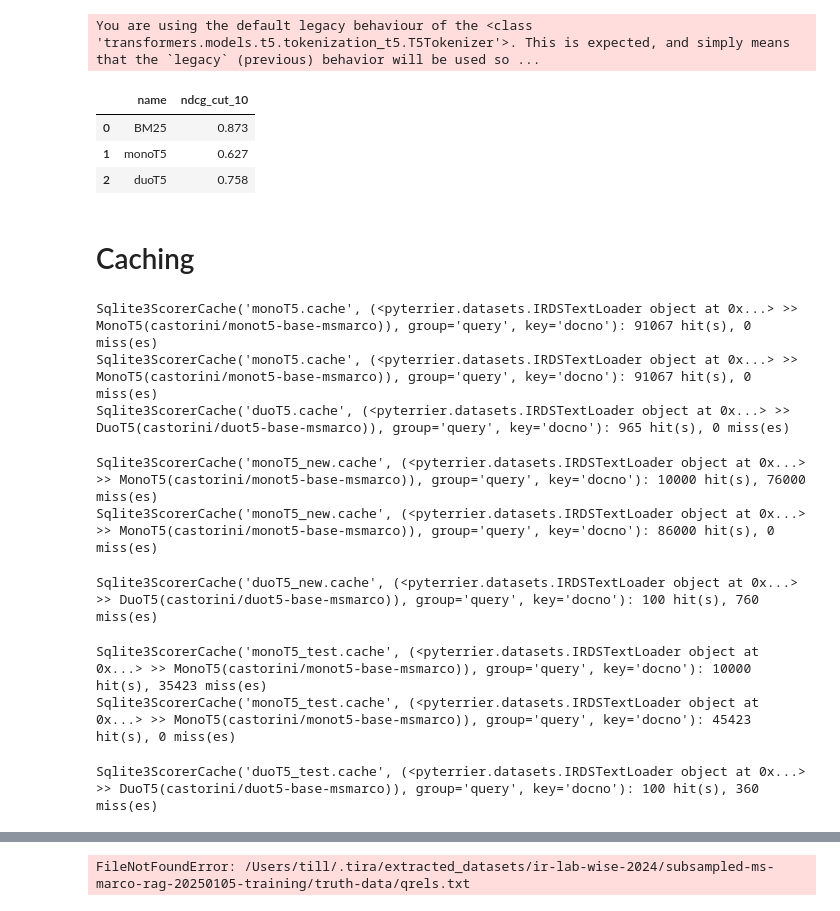
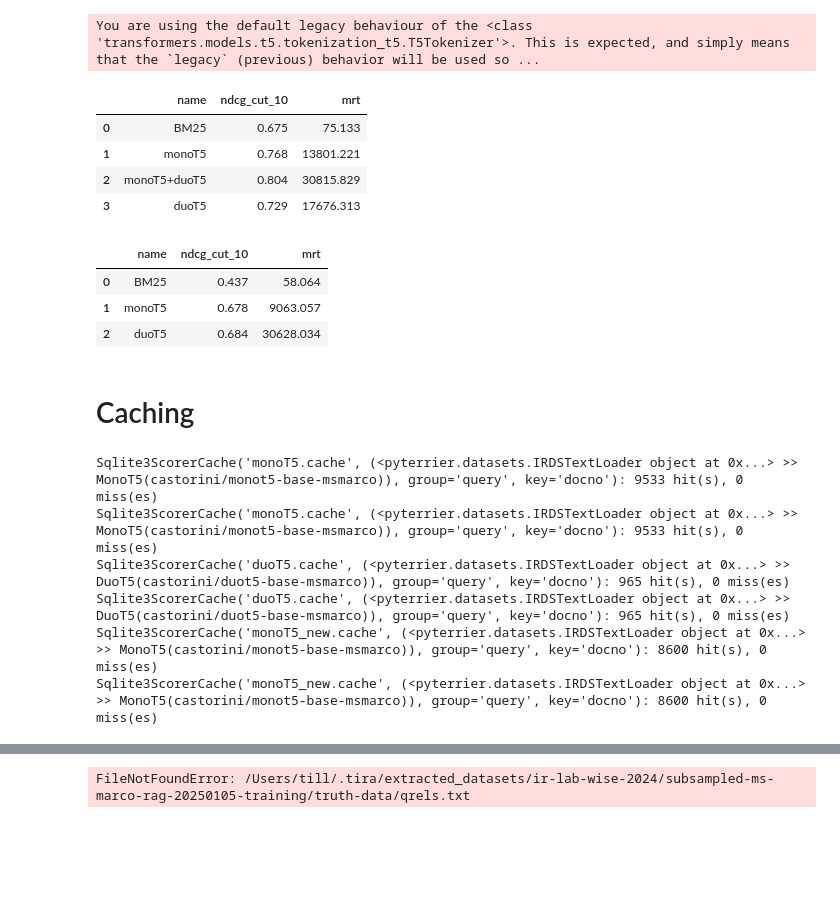
Before and after one commit to 01ill/ir_suchMaschinen, a Jupyter notebook: baseline-retrieval-system/baseline-retrieval-system.ipynb, the cells around one changed output, grey strips where cells are left out. Cells and saved outputs as stored; diff of their text form; code cells hidden in the pictures; blank space fills up the shorter version.

```diff
--- a/baseline-retrieval-system/baseline-retrieval-system.ipynb
+++ b/baseline-retrieval-system/baseline-retrieval-system.ipynb
@@ -181,25 +177,41 @@ You are using the default legacy behaviour of the <class 'transformers.models.t5
 # %%
 mono_pipeline = bm25 % 100 >> pt.text.get_text(pt_dataset, "text") >> monoT5
 duo_pipeline = mono_pipeline % 10 >> duoT5
+duo_only_pipeline = bm25 % 10 >> pt.text.get_text(pt_dataset, "text") >> duoT5
 # %%
 # Experiment
 from pyterrier import Experiment
 # Anzahl der Topics
-first_x_topics = 1
+first_x_topics = 3
 
 Experiment(
-    [bm25, mono_pipeline, duo_pipeline],
+    [bm25, mono_pipeline, duo_pipeline, duo_only_pipeline],
     topics = pt_dataset.get_topics('text').head(first_x_topics),
     qrels = pt_dataset.get_qrels(),
-    eval_metrics =['ndcg_cut_10'],
-    names=["BM25", "monoT5", "duoT5"],
+    eval_metrics =['ndcg_cut_10', 'mrt'],
+    names=["BM25", "monoT5", "monoT5+duoT5", "duoT5"],
     round = 3
 )
 # %% [output]
-|  | name | ndcg_cut_10 |
-| 0 | BM25 | 0.873 |
-| 1 | monoT5 | 0.627 |
-| 2 | duoT5 | 0.758 |
+|  | name | ndcg_cut_10 | mrt |
+| 0 | BM25 | 0.675 | 75.133 |
+| 1 | monoT5 | 0.768 | 13801.221 |
+| 2 | monoT5+duoT5 | 0.804 | 30815.829 |
+| 3 | duoT5 | 0.729 | 17676.313 |
+# %%
+Experiment(
+    [bm25, mono_pipeline, duo_pipeline],
+    topics = pt_dataset.get_topics('text').tail(first_x_topics),
+    qrels = pt_dataset.get_qrels(),
+    eval_metrics =['ndcg_cut_10', 'mrt'],
+    names=["BM25", "monoT5", "duoT5"],
+    round = 3
+)
+# %% [output]
+|  | name | ndcg_cut_10 | mrt |
+| 0 | BM25 | 0.437 | 58.064 |
+| 1 | monoT5 | 0.678 | 9063.057 |
+| 2 | duoT5 | 0.684 | 30628.034 |
 # %% [markdown]
 # Caching
 # %%
@@ -209,7 +221,8 @@ first_x_topics = 100
 
 def run_pipeline(dataset, append, base_model):
     # (bm25 % 100) damit nur die ersten 100 Dokumente genommen werden
-    inp = (base_model).transform(dataset.get_topics('text').head(first_x_topics)) # BM25 auf den ersten x Topics anwenden. Dabei cutoff von 100 Dokumenten
+    inp = (base_model % 100).transform(dataset.get_topics('text').head(first_x_topics)) # BM25 auf den ersten x Topics anwenden. Dabei cutoff von 100 Dokumenten
+    inp_10 = (base_model % 10).transform(dataset.get_topics('text').head(first_x_topics)) # Nur die Top10 Dokumente, damit der Input zu DuoT5 gegeben werden kann
     mono2 = pt.text.get_text(dataset, "text") >> monoT5 # Pipeline für MonoT5
     mono_cached = SparseScorerCache('monoT5' + append + '.cache', mono2, verbose=True) # Caching für MonoT5
     duo2 = pt.text.get_text(dataset, "text") >> duoT5 # Pipeline für DuoT5
@@ -219,21 +232,19 @@ def run_pipeline(dataset, append, base_model):
     mono_results_10 = (mono_cached % 10).transform(inp) # Nur die Top10 Dokumente, damit der Input zu DuoT5 gegeben werden kann
 
     duo_results = duo_cached.transform(mono_results_10) # DuoT5 wird auf die Ergebnisse von MonoT5 angewendet
-    return mono_results, duo_results
+    duo_only_results = duo_cached.transform(inp_10) # DuoT5 wird auf die Ergebnisse von BM25 angewendet
+    return mono_results, duo_results, duo_only_results
 
-mono_results, duo_results = run_pipeline(pt_dataset, '', bm25)
-mono_results_new, duo_results_new = run_pipeline(pt_dataset_new, '_new', bm25_new)
-mono_results_test, duo_results_test = run_pipeline(pt_dataset_test, '_test', bm25_test)
+mono_results, duo_results, duo_only = run_pipeline(pt_dataset, '', bm25)
+mono_results_new, duo_results_new, duo_only_new = run_pipeline(pt_dataset_new, '_new', bm25_new)
+mono_results_test, duo_results_test, duo_only_test = run_pipeline(pt_dataset_test, '_test', bm25_test)
 # %% [output]
-Sqlite3ScorerCache('monoT5.cache', (<pyterrier.datasets.IRDSTextLoader object at 0x...> >> MonoT5(castorini/monot5-base-msmarco)), group='query', key='docno'): 91067 hit(s), 0 miss(es)
-Sqlite3ScorerCache('monoT5.cache', (<pyterrier.datasets.IRDSTextLoader object at 0x...> >> MonoT5(castorini/monot5-base-msmarco)), group='query', key='docno'): 91067 hit(s), 0 miss(es)
+Sqlite3ScorerCache('monoT5.cache', (<pyterrier.datasets.IRDSTextLoader object at 0x...> >> MonoT5(castorini/monot5-base-msmarco)), group='query', key='docno'): 9533 hit(s), 0 miss(es)
+Sqlite3ScorerCache('monoT5.cache', (<pyterrier.datasets.IRDSTextLoader object at 0x...> >> MonoT5(castorini/monot5-base-msmarco)), group='query', key='docno'): 9533 hit(s), 0 miss(es)
 Sqlite3ScorerCache('duoT5.cache', (<pyterrier.datasets.IRDSTextLoader object at 0x...> >> DuoT5(castorini/duot5-base-msmarco)), group='query', key='docno'): 965 hit(s), 0 miss(es)
+Sqlite3ScorerCache('duoT5.cache', (<pyterrier.datasets.IRDSTextLoader object at 0x...> >> DuoT5(castorini/duot5-base-msmarco)), group='query', key='docno'): 965 hit(s), 0 miss(es)
+Sqlite3ScorerCache('monoT5_new.cache', (<pyterrier.datasets.IRDSTextLoader object at 0x...> >> MonoT5(castorini/monot5-base-msmarco)), group='query', key='docno'): 8600 hit(s), 0 miss(es)
+Sqlite3ScorerCache('monoT5_new.cache', (<pyterrier.datasets.IRDSTextLoader object at 0x...> >> MonoT5(castorini/monot5-base-msmarco)), group='query', key='docno'): 8600 hit(s), 0 miss(es)
-Sqlite3ScorerCache('monoT5_new.cache', (<pyterrier.datasets.IRDSTextLoader object at 0x...> >> MonoT5(castorini/monot5-base-msmarco)), group='query', key='docno'): 10000 hit(s), 76000 miss(es)
-Sqlite3ScorerCache('monoT5_new.cache', (<pyterrier.datasets.IRDSTextLoader object at 0x...> >> MonoT5(castorini/monot5-base-msmarco)), group='query', key='docno'): 86000 hit(s), 0 miss(es)
-Sqlite3ScorerCache('duoT5_new.cache', (<pyterrier.datasets.IRDSTextLoader object at 0x...> >> DuoT5(castorini/duot5-base-msmarco)), group='query', key='docno'): 100 hit(s), 760 miss(es)
-Sqlite3ScorerCache('monoT5_test.cache', (<pyterrier.datasets.IRDSTextLoader object at 0x...> >> MonoT5(castorini/monot5-base-msmarco)), group='query', key='docno'): 10000 hit(s), 35423 miss(es)
-Sqlite3ScorerCache('monoT5_test.cache', (<pyterrier.datasets.IRDSTextLoader object at 0x...> >> MonoT5(castorini/monot5-base-msmarco)), group='query', key='docno'): 45423 hit(s), 0 miss(es)
-Sqlite3ScorerCache('duoT5_test.cache', (<pyterrier.datasets.IRDSTextLoader object at 0x...> >> DuoT5(castorini/duot5-base-msmarco)), group='query', key='docno'): 100 hit(s), 360 miss(es)
 # %%
 # Experiment wird ausgeführt mit den berechneten DataFrames
 Experiment(
```
Also changed, not shown: parts of 7 cells of this notebook, 3 other files.
